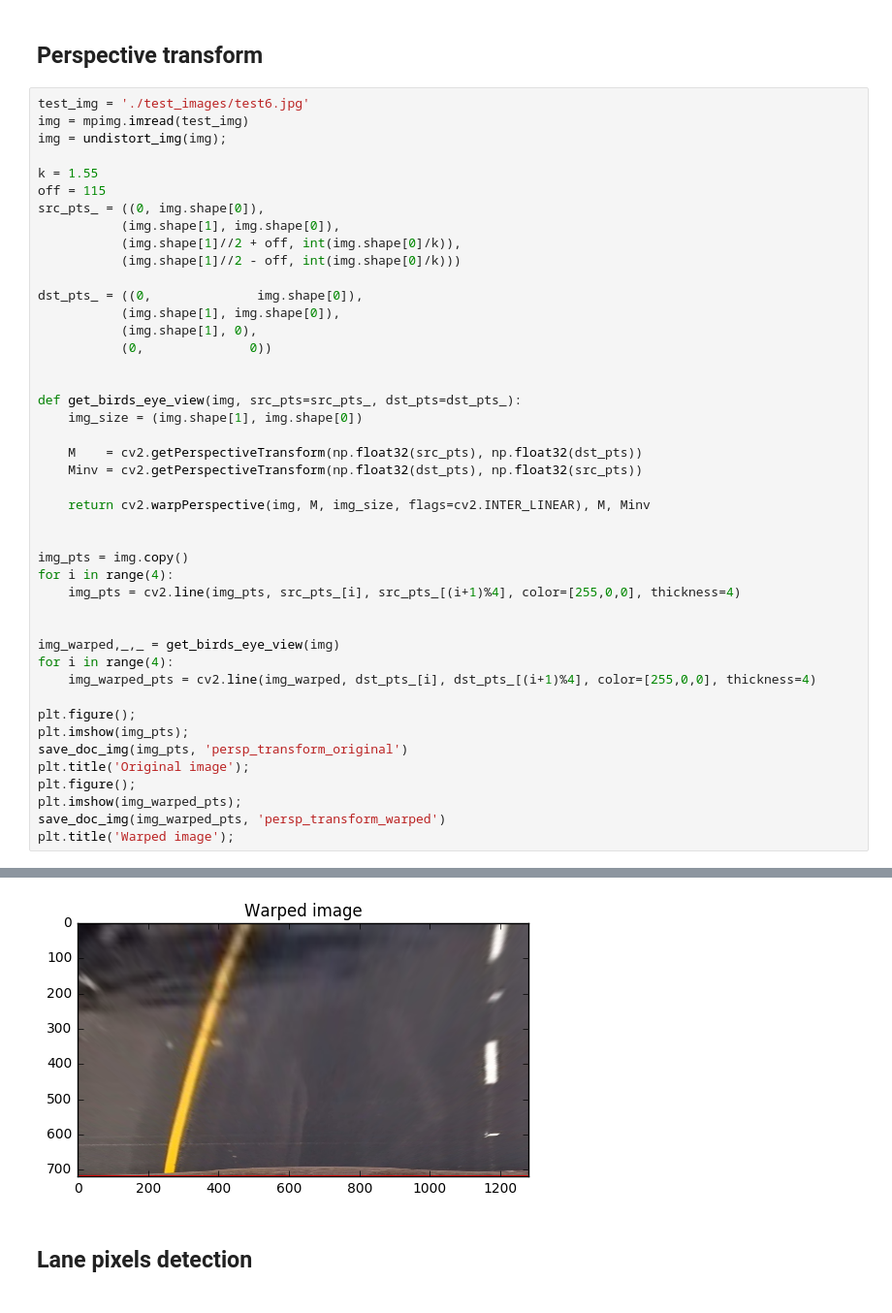
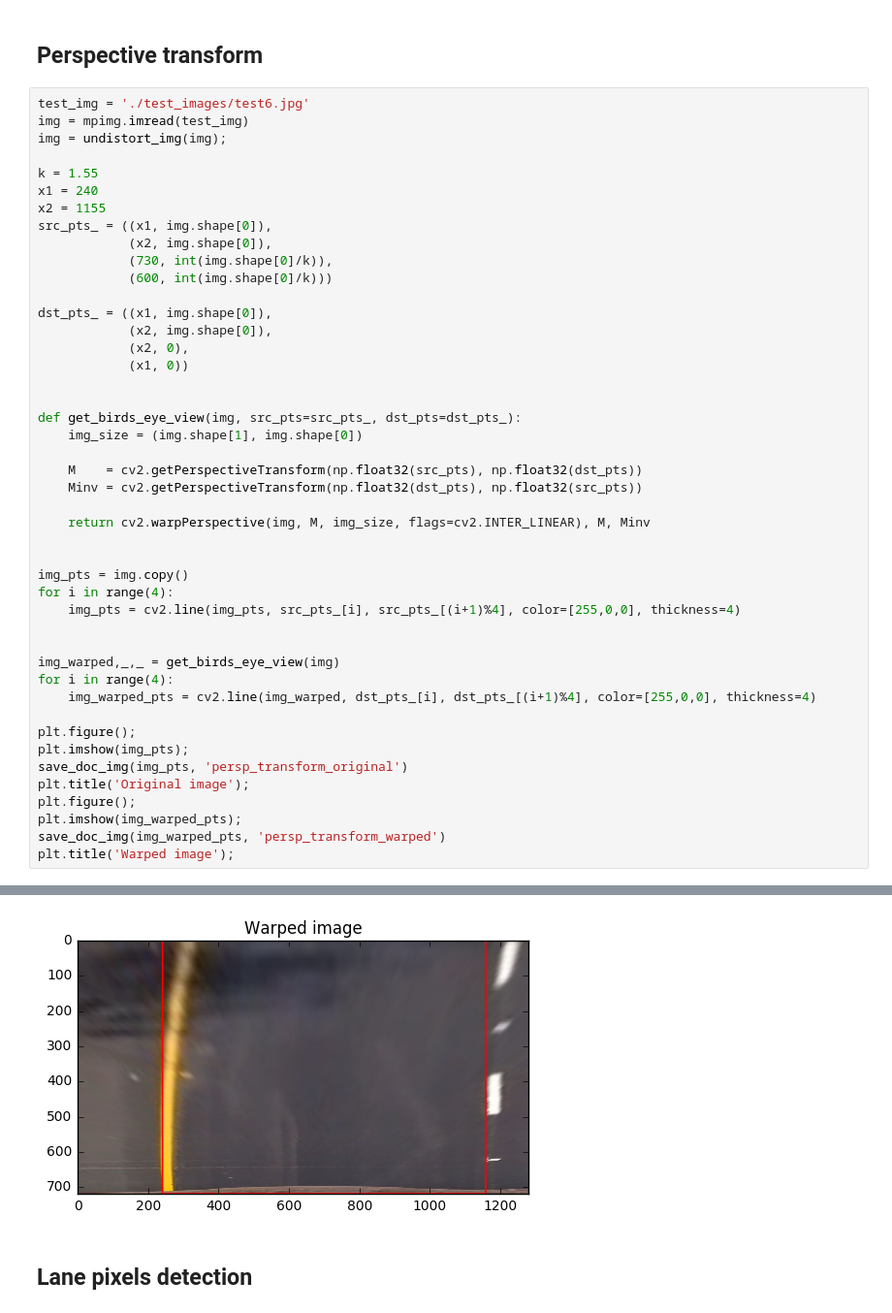
Before and after one commit to carlosgalvezp/Udacity-Self-Driving-Car-Nanodegree, a Jupyter notebook: term1/projects/p4-advanced-lane-finding/p4-advanced-lane-finding.ipynb, the cells around one changed output, grey strips where cells are left out. Shown at 97% size. Cells and saved outputs as stored; diff of their text form.

Commit message:
Fix perspective transform with original images

```diff
--- a/term1/projects/p4-advanced-lane-finding/p4-advanced-lane-finding.ipynb
+++ b/term1/projects/p4-advanced-lane-finding/p4-advanced-lane-finding.ipynb
@@ -281,16 +281,17 @@ img = mpimg.imread(test_img)
 img = undistort_img(img);
 
 k = 1.55
-off = 115
-src_pts_ = ((0, img.shape[0]),
-           (img.shape[1], img.shape[0]),
-           (img.shape[1]//2 + off, int(img.shape[0]/k)),
-           (img.shape[1]//2 - off, int(img.shape[0]/k)))
+x1 = 240
+x2 = 1155
+src_pts_ = ((x1, img.shape[0]),
+            (x2, img.shape[0]),
+            (730, int(img.shape[0]/k)),
+            (600, int(img.shape[0]/k)))
 
-dst_pts_ = ((0,              img.shape[0]),
-           (img.shape[1], img.shape[0]),
-           (img.shape[1], 0),
-           (0,              0))
+dst_pts_ = ((x1, img.shape[0]),
+            (x2, img.shape[0]),
+            (x2, 0),
+            (x1, 0))
 
 
 def get_birds_eye_view(img, src_pts=src_pts_, dst_pts=dst_pts_):
@@ -324,4 +325,4 @@ plt.title('Warped image');
-[figure, old version]
+[figure, new version]
 # %% [markdown]
 ## Lane pixels detection
 # %%
```
Also changed, not shown: parts of 12 cells of this notebook, 20 other files.
